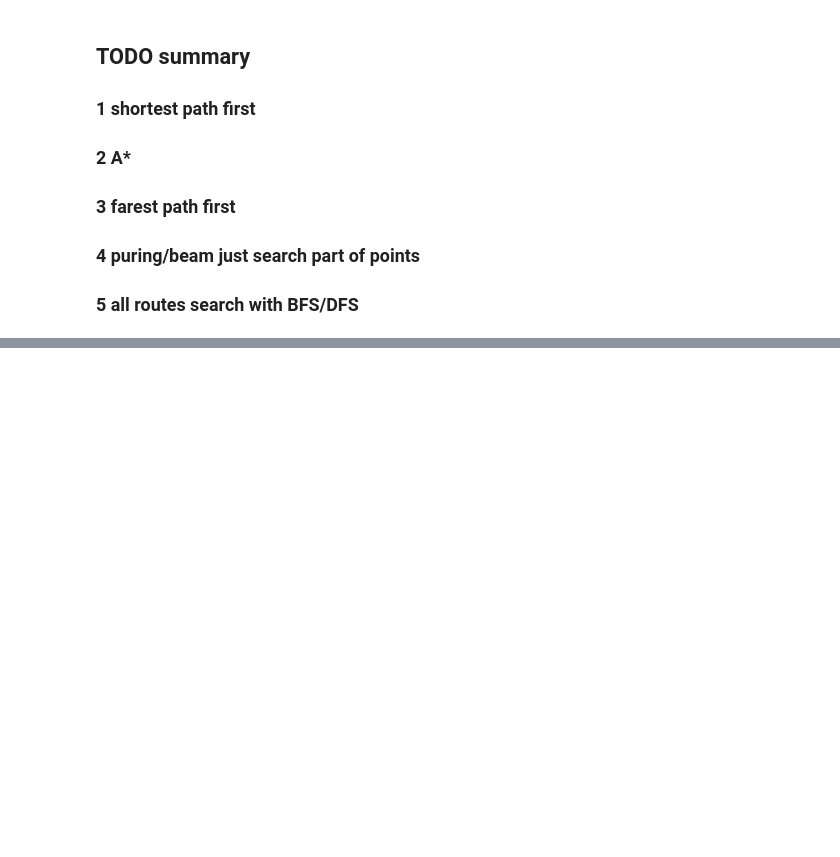
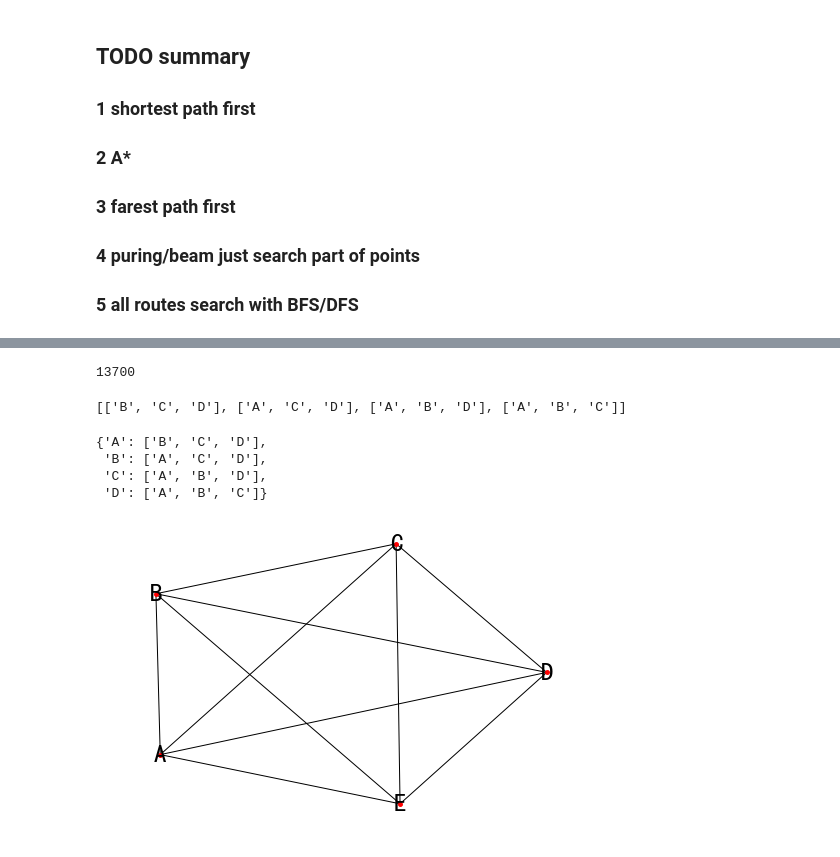
Before and after one commit to naomiwufzz/NLP-Course, a Jupyter notebook: Lecture-03-reproduce.ipynb, the cells around one changed output, grey strips where cells are left out. Cells and saved outputs as stored; diff of their text form; code cells hidden in the pictures; blank space fills up the shorter version.

Commit message:
Update Lecture-03-reproduce.ipynb
Update for N nodes  Complete Graph Research

```diff
--- a/Lecture-03-reproduce.ipynb
+++ b/Lecture-03-reproduce.ipynb
@@ -482,0 +477,39 @@ search_all_routes(cities_connect_graph,'北京','广州')
+# %%
+F_all(9)
+# %% [output]
+13700
+# %%
+def createNodeList(n):
+    lis=[]
+    for k in range(n):
+        li=[]
+        for i in range(n):
+    #print(chr(i+ord('A')))
+            if i==k:continue
+            li.append(chr(i+ord('A')))
+        lis.append(li)
+    return lis
+# %%
+createNodeList(4)
+# %% [output]
+[['B', 'C', 'D'], ['A', 'C', 'D'], ['A', 'B', 'D'], ['A', 'B', 'C']]
+# %%
+def produceCompleteGrahp(n):
+    List=createNodeList(n)
+    graph={}
+    i=0
+    for item in List:
+        graph[chr(i+ord('A'))]=item
+        i=i+1
+    return graph
+# %%
+produceCompleteGrahp(4)
+# %% [output]
+{'A': ['B', 'C', 'D'],
+ 'B': ['A', 'C', 'D'],
+ 'C': ['A', 'B', 'D'],
+ 'D': ['A', 'B', 'C']}
+# %%
+nx.draw(nx.Graph(produceCompleteGrahp(5)),with_labels=True,node_size=15, font_size=25)
+# %% [output]
+[figure, added]
```
Also changed, not shown: parts of 21 cells of this notebook.
